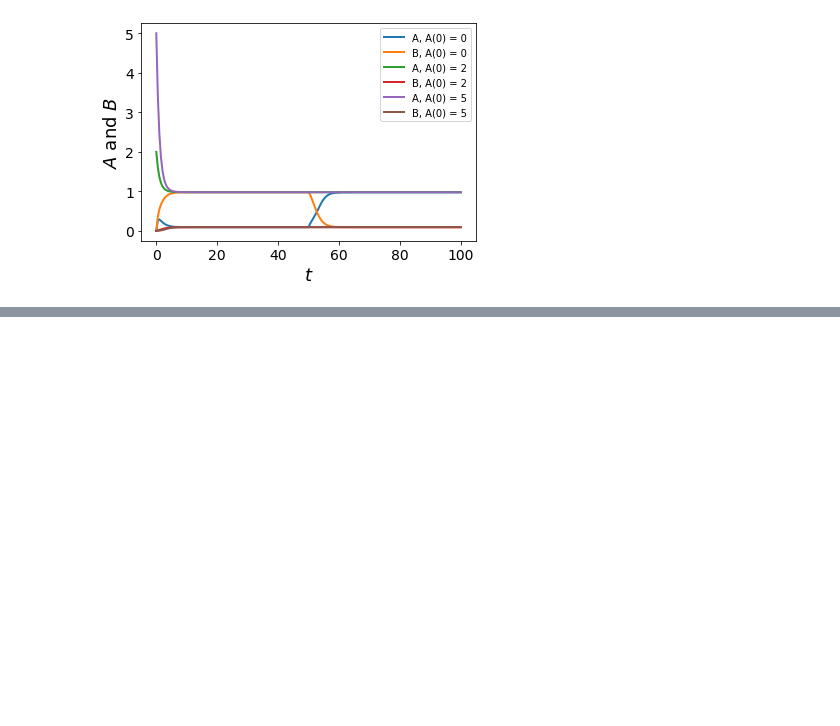
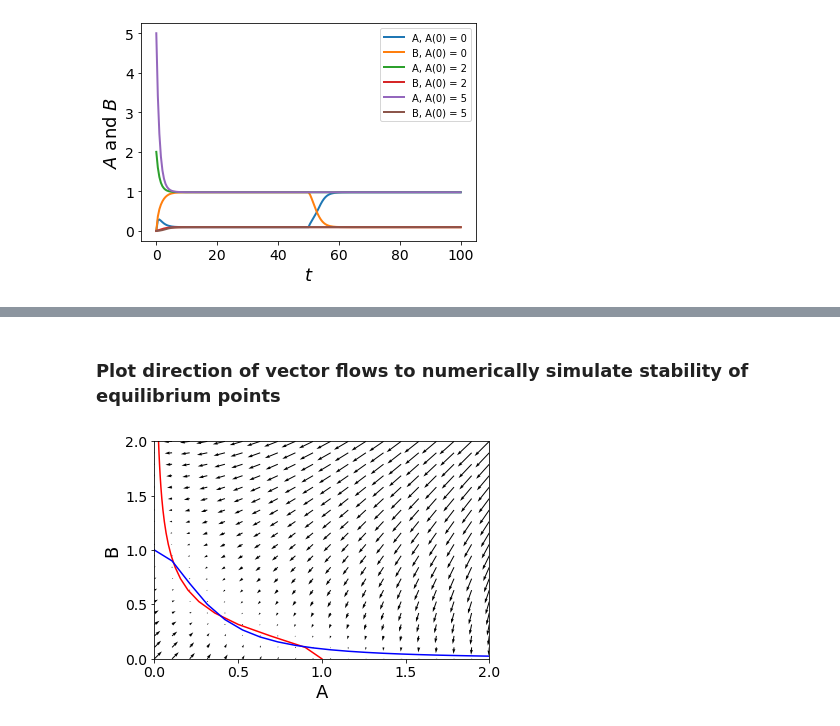
Before and after one commit to BioSysDesign/E164, a Jupyter notebook: reading/week5_feedback_systems.ipynb, the cells around one changed output, grey strips where cells are left out. Cells and saved outputs as stored; diff of their text form; code cells hidden in the pictures; blank space fills up the shorter version.

```diff
--- a/reading/week5_feedback_systems.ipynb
+++ b/reading/week5_feedback_systems.ipynb
@@ -233,0 +305,42 @@ ax.legend();
+# %% [markdown]
+### Plot direction of vector flows to numerically simulate stability of equilibrium points
+# %%
+beta = 1
+gamma = 1
+K_d1 = 1
+K_d2 = 1
+K = np.sqrt(0.1)
+n = 2
+u1 = 0
+u2 = 0
+K_A = K*(1 + u1/K_d1)
+K_B = K*(1 + u2/K_d2)
+
+fig, ax = plt.subplots()
+b_val = np.linspace(0,2,20)
+a_val = np.linspace(0,2,20)
+a_directions = np.zeros((np.shape(a_val)[0],
+                         np.shape(b_val)[0]))
+b_directions = np.zeros((np.shape(a_val)[0],
+                         np.shape(b_val)[0]))
+for i, a_i in enumerate(a_val):
+    for j, b_i in enumerate(b_val):
+        vector_directions = toggle_switch(np.array([a_i, b_i]),
+                                          0,beta, gamma, K,
+                                          K_d1, K_d2,
+                                          n, u1, u2)
+        a_directions[i,j] = vector_directions[0]
+        b_directions[i,j] = vector_directions[1]
+
+ax.plot(beta/(gamma*(1 + (b_val/K_B)**n)), b_val, 'r',
+        label = '$\dot{A} = 0$')
+ax.plot(a_val, beta/(gamma*(1 + (a_val/K_A)**n)), 'b',
+        label = '$\dot{B} = 0$')
+ax.quiver(a_val, b_val, a_directions, b_directions, )
+ax.tick_params(labelsize = 14)
+ax.tick_params(labelsize = 14)
+ax.set_xlabel('A', fontsize = 18)
+ax.set_ylabel('B', fontsize = 18)
+ax.margins(x=0, y= 0)
+# %% [output]
+[figure, added]
```
Also changed, not shown: parts of 12 cells of this notebook, 1 other file.
